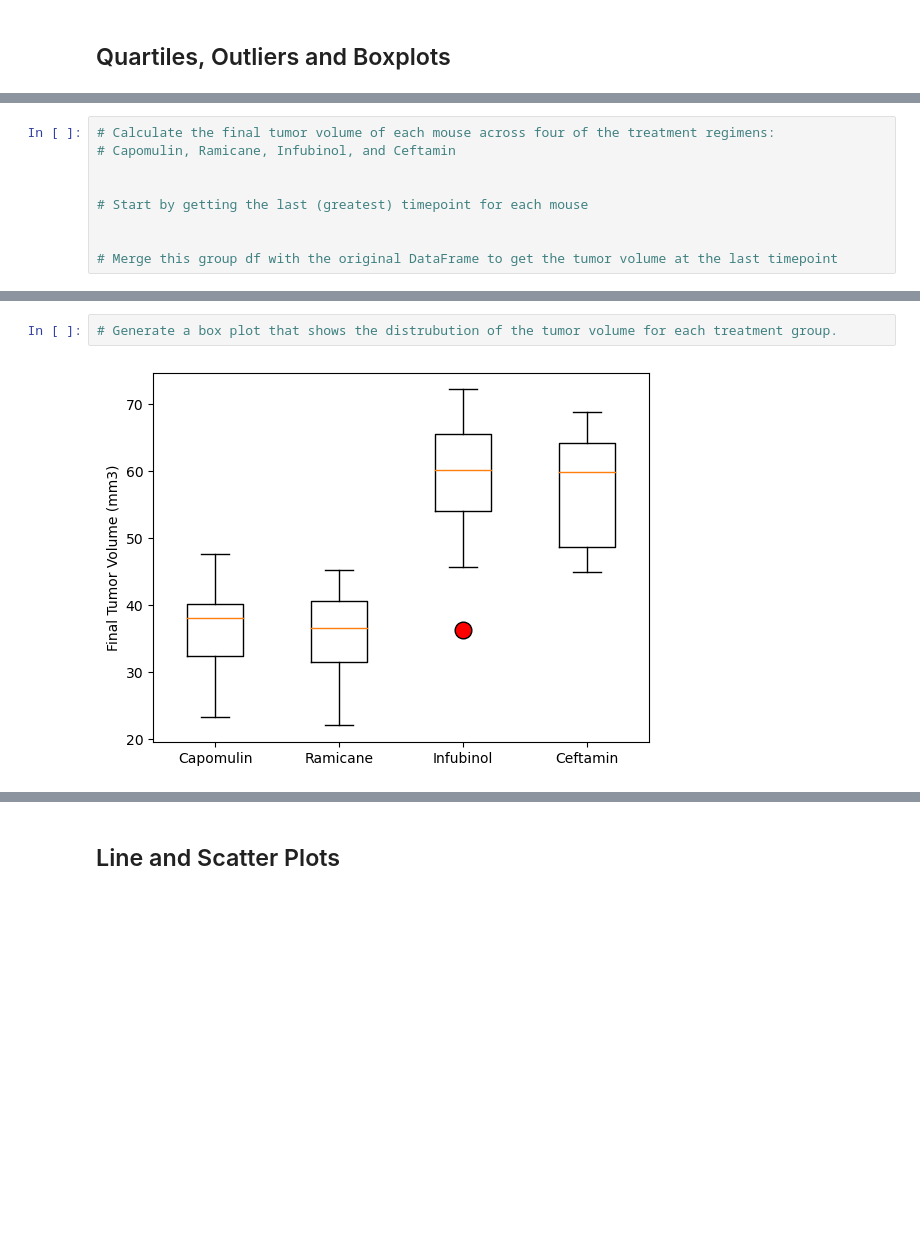
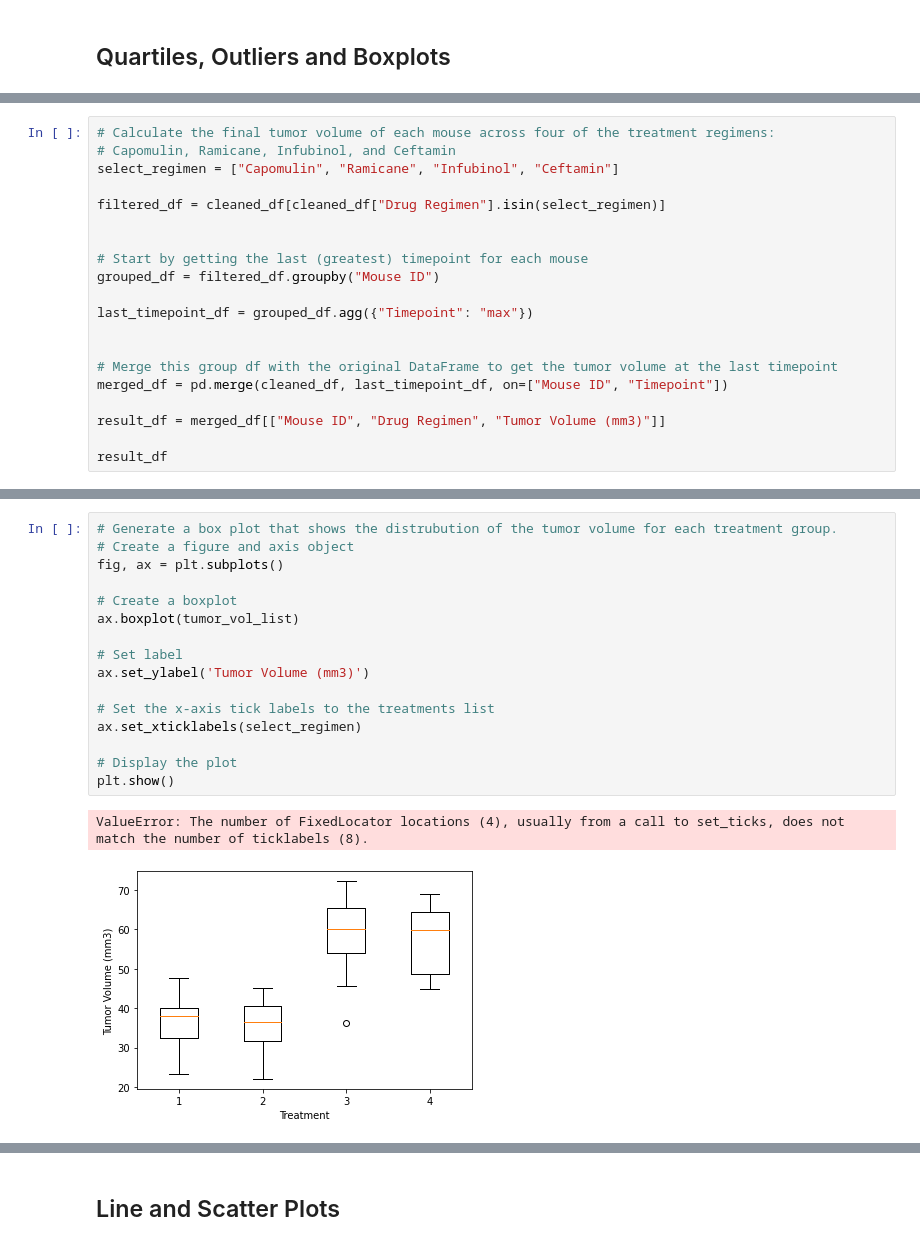
Before and after one commit to Wook22/Healthcare_Data_Visualization, a Jupyter notebook: Pymaceuticals/pymaceuticals_starter.ipynb, the cells around one changed output, grey strips where cells are left out. Cells and saved outputs as stored; diff of their text form; blank space fills up the shorter version.

```diff
--- a/Pymaceuticals/pymaceuticals_starter.ipynb
+++ b/Pymaceuticals/pymaceuticals_starter.ipynb
@@ -236,9 +216,20 @@ cleaned_df.groupby(["Drug Regimen"]).head()
 # %%
 # Calculate the final tumor volume of each mouse across four of the treatment regimens:
 # Capomulin, Ramicane, Infubinol, and Ceftamin
+select_regimen = ["Capomulin", "Ramicane", "Infubinol", "Ceftamin"]
+
+filtered_df = cleaned_df[cleaned_df["Drug Regimen"].isin(select_regimen)]
 
 
 # Start by getting the last (greatest) timepoint for each mouse
+grouped_df = filtered_df.groupby("Mouse ID")
+
+last_timepoint_df = grouped_df.agg({"Timepoint": "max"})
 
 
 # Merge this group df with the original DataFrame to get the tumor volume at the last timepoint
+merged_df = pd.merge(cleaned_df, last_timepoint_df, on=["Mouse ID", "Timepoint"])
+
+result_df = merged_df[["Mouse ID", "Drug Regimen", "Tumor Volume (mm3)"]]
+
+result_df
@@ -268,4 +318,19 @@ Ceftamin's potential outliers: Series([], Name: Tumor Volume (mm3), dtype: float
 # %%
 # Generate a box plot that shows the distrubution of the tumor volume for each treatment group.
+# Create a figure and axis object
+fig, ax = plt.subplots()
+
+# Create a boxplot
+ax.boxplot(tumor_vol_list)
+
+# Set label
+ax.set_ylabel('Tumor Volume (mm3)')
+
+# Set the x-axis tick labels to the treatments list
+ax.set_xticklabels(select_regimen)
+
+# Display the plot
+plt.show()
 # %% [output]
+ValueError: The number of FixedLocator locations (4), usually from a call to set_ticks, does not match the number of ticklabels (8).
-[figure, old version]
+[figure, new version]
```
Also changed, not shown: parts of 6 cells of this notebook.
